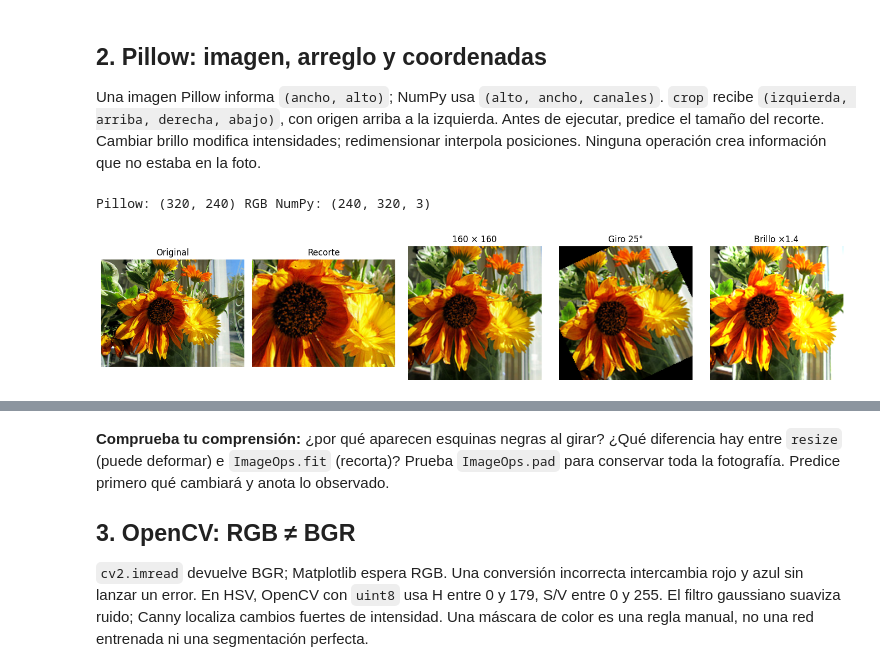
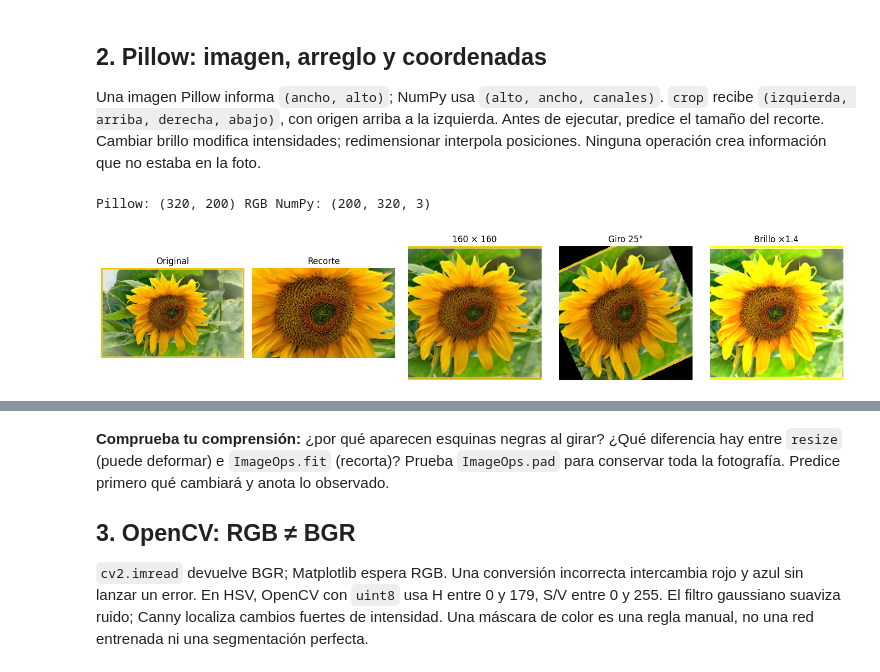
Before and after one commit to davidfelipegutierrrez/david-felipe-repository, a Jupyter notebook: curso_2026_2/trabajo_autonomo_4h/01_pillow_opencv_cnn.ipynb, the cells around one changed output, grey strips where cells are left out. Saved outputs shown, nothing was run; the diff lists cells and outputs as text; code cells hidden in the pictures.

```diff
--- a/curso_2026_2/trabajo_autonomo_4h/01_pillow_opencv_cnn.ipynb
+++ b/curso_2026_2/trabajo_autonomo_4h/01_pillow_opencv_cnn.ipynb
@@ -230,24 +230,24 @@ redimensionar interpola posiciones. Ninguna operación crea información que no
 # %%
 import cv2
 # Abrimos una foto original de entrenamiento, no una imagen de test.
 if DATASET == "flores":
-    with Image.open(carpeta / ids[idx_train[0]]) as original:
+    with Image.open(carpeta / ids[idx_train[1]]) as original:
         foto = ImageOps.exif_transpose(original).convert("RGB")
 else:
-    foto = Image.fromarray(X[idx_train[0]])
+    foto = Image.fromarray(X[idx_train[1]])
 ancho, alto = foto.size
 recorte = foto.crop((ancho//4, alto//4, 3*ancho//4, 3*alto//4))
 pequena = ImageOps.fit(foto, (160, 160), method=Image.Resampling.LANCZOS)
 giro = pequena.rotate(25, resample=Image.Resampling.BICUBIC)
 brillo = ImageEnhance.Brightness(pequena).enhance(1.4)
 pequena.save("flor_rgb.png")
 print("Pillow:", foto.size, foto.mode, "NumPy:", np.asarray(foto).shape)
 fig, axes = plt.subplots(1, 5, figsize=(15, 3))
 for ax, im, titulo in zip(axes, [foto, recorte, pequena, giro, brillo],
                          ["Original", "Recorte", "160 × 160", "Giro 25°", "Brillo ×1.4"]):
     ax.imshow(im); ax.set_title(titulo); ax.axis("off")
 plt.tight_layout(); plt.show()
 assert np.asarray(pequena).shape == (160, 160, 3)
 # %% [output]
-Pillow: (320, 240) RGB NumPy: (240, 320, 3)
+Pillow: (320, 200) RGB NumPy: (200, 320, 3)
-[figure, old version]
+[figure, new version]
```
Also changed, not shown: parts of 3 cells of this notebook.
